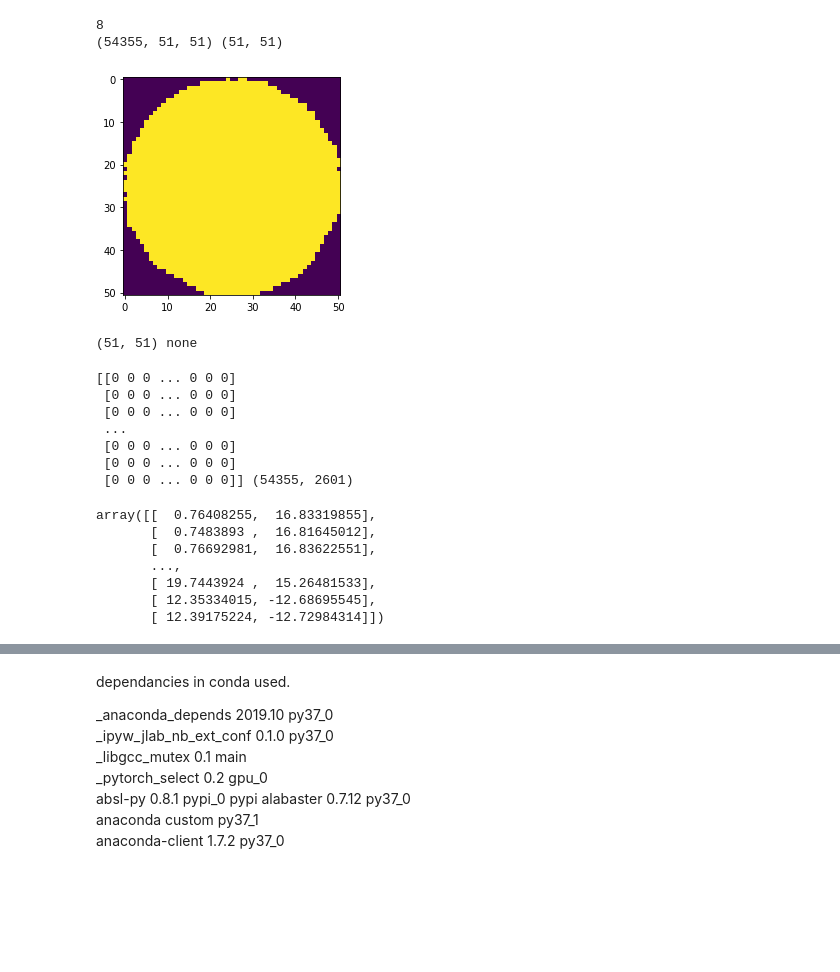
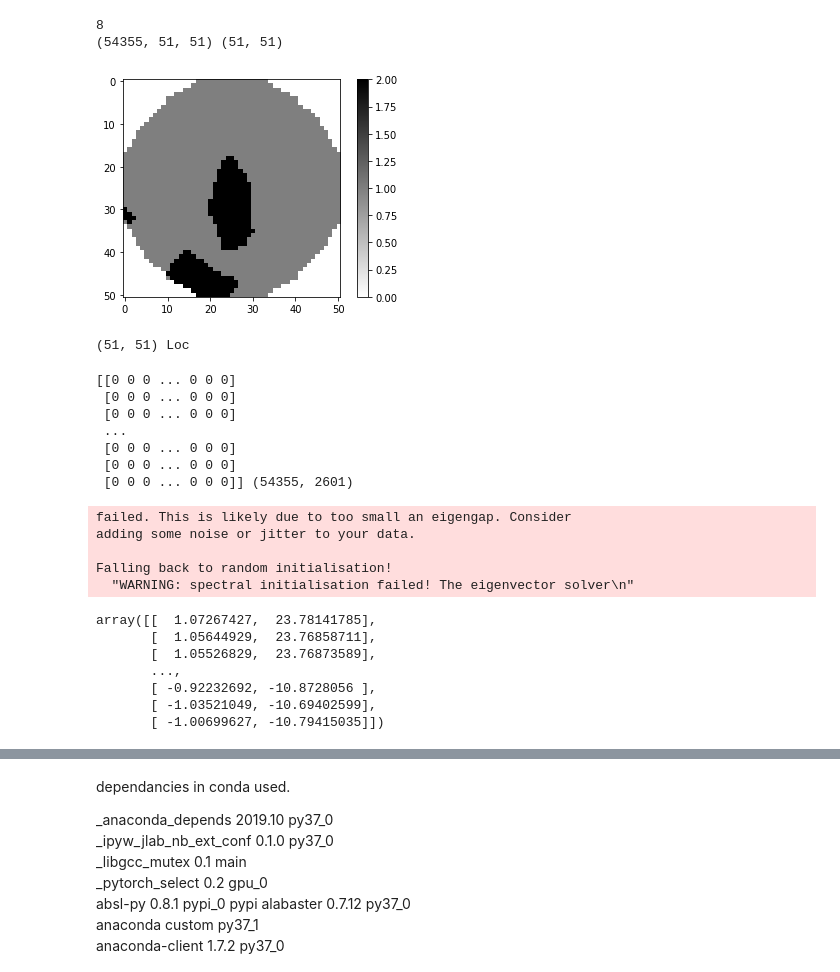
Before and after one commit to dmta9796/waferdatasetexperiments, a Jupyter notebook: wafer experiments.ipynb, the cells around one changed output, grey strips where cells are left out. Saved outputs shown, nothing was run; the diff lists cells and outputs as text; code cells hidden in the pictures; blank space fills up the shorter version.

```diff
--- a/wafer experiments.ipynb
+++ b/wafer experiments.ipynb
@@ -236,10 +244,11 @@ def rotationmax(wafer):
 
     intensitylist = []
     for image in rotationlist:
-        intensitysum = sum(sum(image[0:size[1]//4,:]))
+        #3*(len(a)//4):len(a),:
+        intensitysum = sum(sum(image[3*(size[1]//4):size[1],:]))
         intensitylist.append(intensitysum)
 
-    idx = np.argmin(intensitylist)
+    idx = np.argmax(intensitylist)
 
     #print(len(rotationlist),idx,steps,intensitylist)
 
@@ -252,9 +261,10 @@ def rotationmax(wafer):
 size = (51,51)
 newwaferdata = []
 for idx,wafer in enumerate(waferdata):
+    wafer = cv2.medianBlur(wafer, 5)
     wafer = cv2.medianBlur(wafer, 3)
     wafer = cv2.resize(wafer, dsize=size, interpolation=cv2.INTER_CUBIC)
-    if(labelwaferdata)
+    #wafer = cv2.medianBlur(wafer, 3)
     wafer = rotationmax(wafer)
     #print(wafer.shape)
     #wafer = np.array(wafer).reshape(size[0]*size[1])
@@ -262,43 +272,48 @@ for idx,wafer in enumerate(waferdata):
 
 newwaferdata = np.array(newwaferdata)
 print(newwaferdata.shape,newwaferdata[0].shape)
+
+# rotations need to happen to every image as the label data isn't known.
 # %% [output]
 8
 (54355, 51, 51) (51, 51)
 # %%
-num = 0
+num = 39
 # 38(edge-loc),40(loc),44(center),46(none), 161(), 186(edge-ring), 811427(scratch), 811448(Edge-Ring)
 a = newwaferdata[num]
 label = lb_make.inverse_transform(labelwaferdata)[num]
 #c = subdata["waferIndex"][num]
 plt.imshow(a, cmap='binary', interpolation='nearest')
+#plt.imshow(a[3*(len(a)//4):len(a),:], cmap='binary', interpolation='nearest') #error in rotations
+plt.colorbar()
 plt.show()
 print(a.shape, label)
 
 #the median filter removed the salt and pepper noise
 # edge ring seems to lose form under the 5 median filter
 # the rotation for 90 degrees seems to work
+# the none wafer map has some unresolved edges for median filter 3 by 3 (what about trying two passes instead of a larger one)
 # %% [output]
-[figure, old version]
+[figure, new version]
-(51, 51) none
+(51, 51) Loc
 # %%
-# umap
+##### umap
 length = newwaferdata.shape[0]
 #print(type(waferarr), waferarr[200].shape)
 #waferdata.shape = (length, -1) #np.array(waferdata).reshape((length,size[0]*size[1]))
 
 
-newwaferdata = newwaferdata.reshape((length,size[0]*size[1]))
+flatnewwaferdata = newwaferdata.reshape((length,size[0]*size[1]))
 
-print(newwaferdata,newwaferdata.shape)
+print(flatnewwaferdata,flatnewwaferdata.shape)
 #print(umap)
 model = umap.UMAP(
-    n_neighbors=40,
-    min_dist=0.00,
+    n_neighbors=20,
+    min_dist=0.1,
     n_components=2,
     random_state=42
 )
-umapdata = model.fit_transform(newwaferdata, y = labelwaferdata)
+umapdata = model.fit_transform(flatnewwaferdata, y = labelwaferdata)
 umapdata.astype("double")
 #811456
 # try a subset, which means the test set would be useful to fetch the subset while having each type of wafer
@@ -310,13 +325,18 @@ umapdata.astype("double")
  [0 0 0 ... 0 0 0]
  [0 0 0 ... 0 0 0]
  [0 0 0 ... 0 0 0]] (54355, 2601)
-array([[  0.76408255,  16.83319855],
-       [  0.7483893 ,  16.81645012],
-       [  0.76692981,  16.83622551],
-       ...,
-       [ 19.7443924 ,  15.26481533],
-       [ 12.35334015, -12.68695545],
-       [ 12.39175224, -12.72984314]])
+failed. This is likely due to too small an eigengap. Consider
+adding some noise or jitter to your data.
+
+Falling back to random initialisation!
+  "WARNING: spectral initialisation failed! The eigenvector solver\n"
+array([[  1.07267427,  23.78141785],
+       [  1.05644929,  23.76858711],
+       [  1.05526829,  23.76873589],
+       ...,
+       [ -0.92232692, -10.8728056 ],
+       [ -1.03521049, -10.69402599],
+       [ -1.00699627, -10.79415035]])
 # %%
 #Center, Donut, Edge-Loc, Edge-Ring, Loc, Random, Scratch, Near-full, none.
 import matplotlib.patches as mpatches
```
Also changed, not shown: parts of 6 cells of this notebook.
